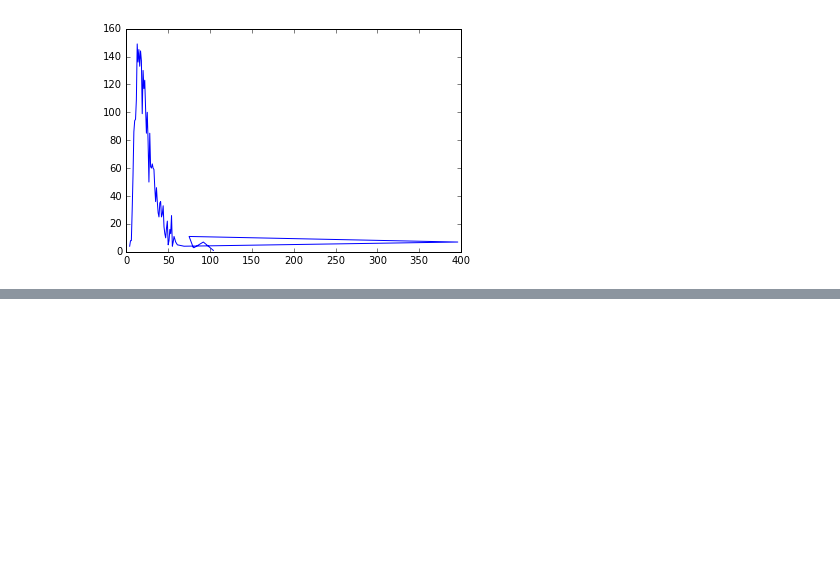
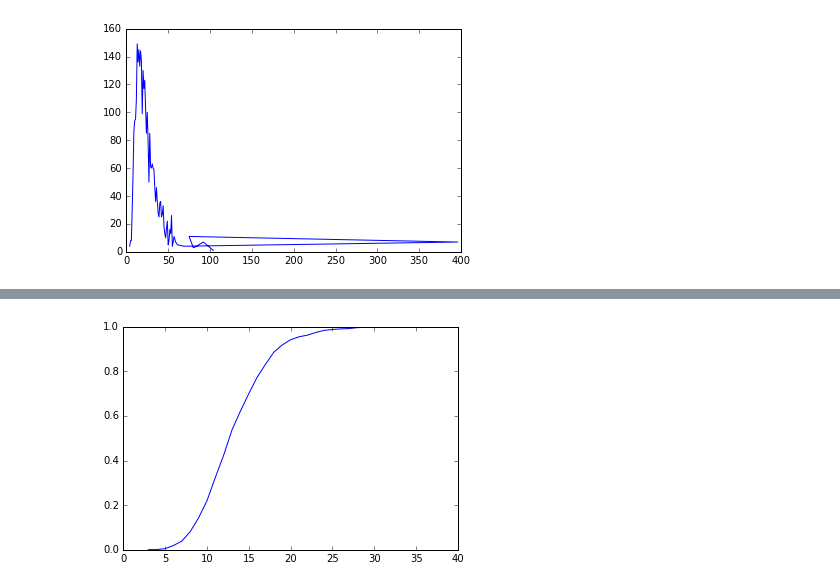
Before and after one commit to allenai/bi-att-flow, a Jupyter notebook: cnn_dm/eda.ipynb, the cells around one changed output, grey strips where cells are left out. Saved outputs shown, nothing was run; the diff lists cells and outputs as text; code cells hidden in the pictures; blank space fills up the shorter version.

```diff
--- a/cnn_dm/eda.ipynb
+++ b/cnn_dm/eda.ipynb
@@ -118,0 +136,11 @@ plt.show()
+# %%
+import matplotlib.pyplot as plt
+import numpy as np
+%matplotlib inline
+counter = Counter(nums_ques_words)
+keys = sorted(counter.keys())
+values = [counter[key] for key in keys]
+plt.plot(keys, np.cumsum(values)/sum(values))
+plt.show()
+# %% [output]
+[figure, added]
```
Also changed, not shown: parts of 3 cells of this notebook, 8 other files.
